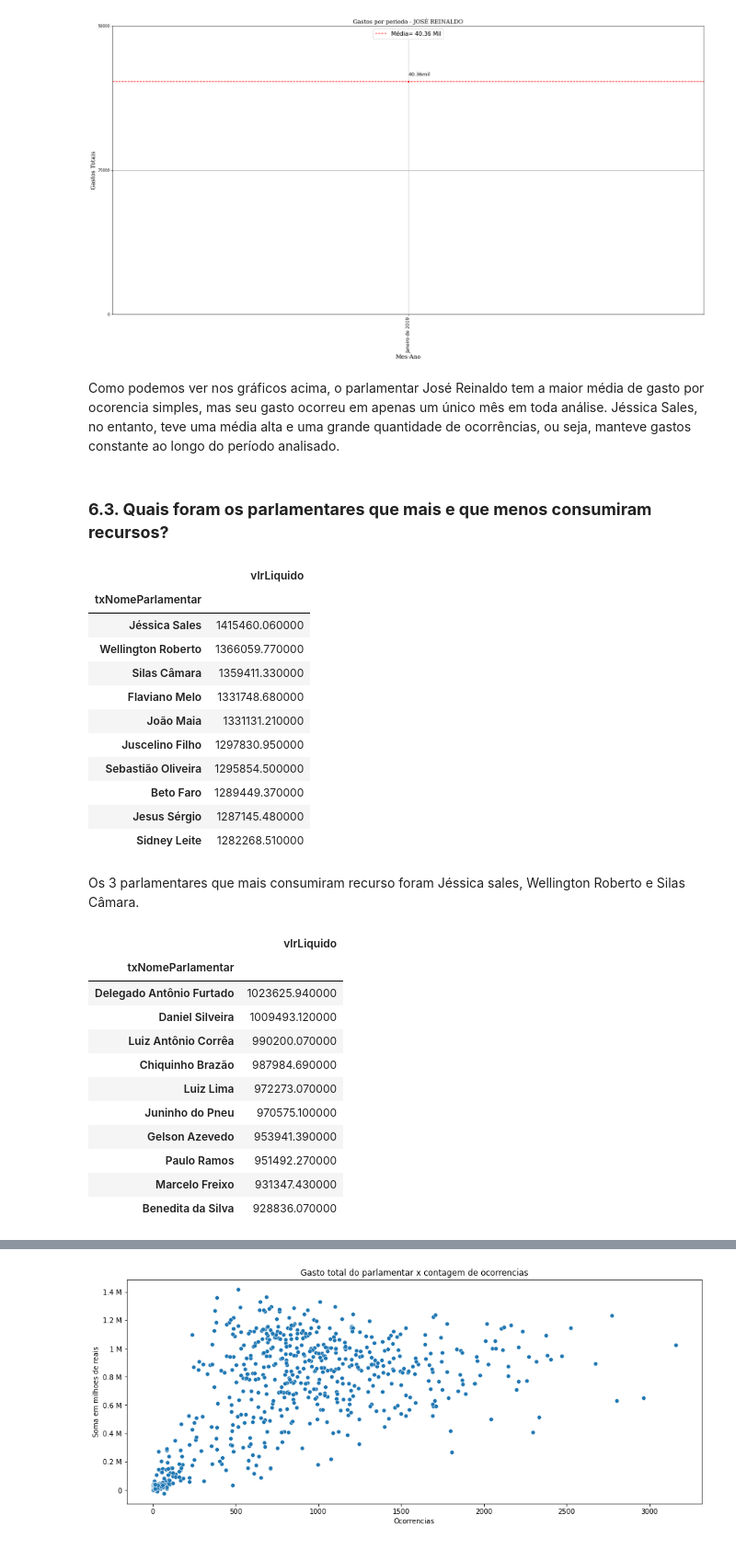
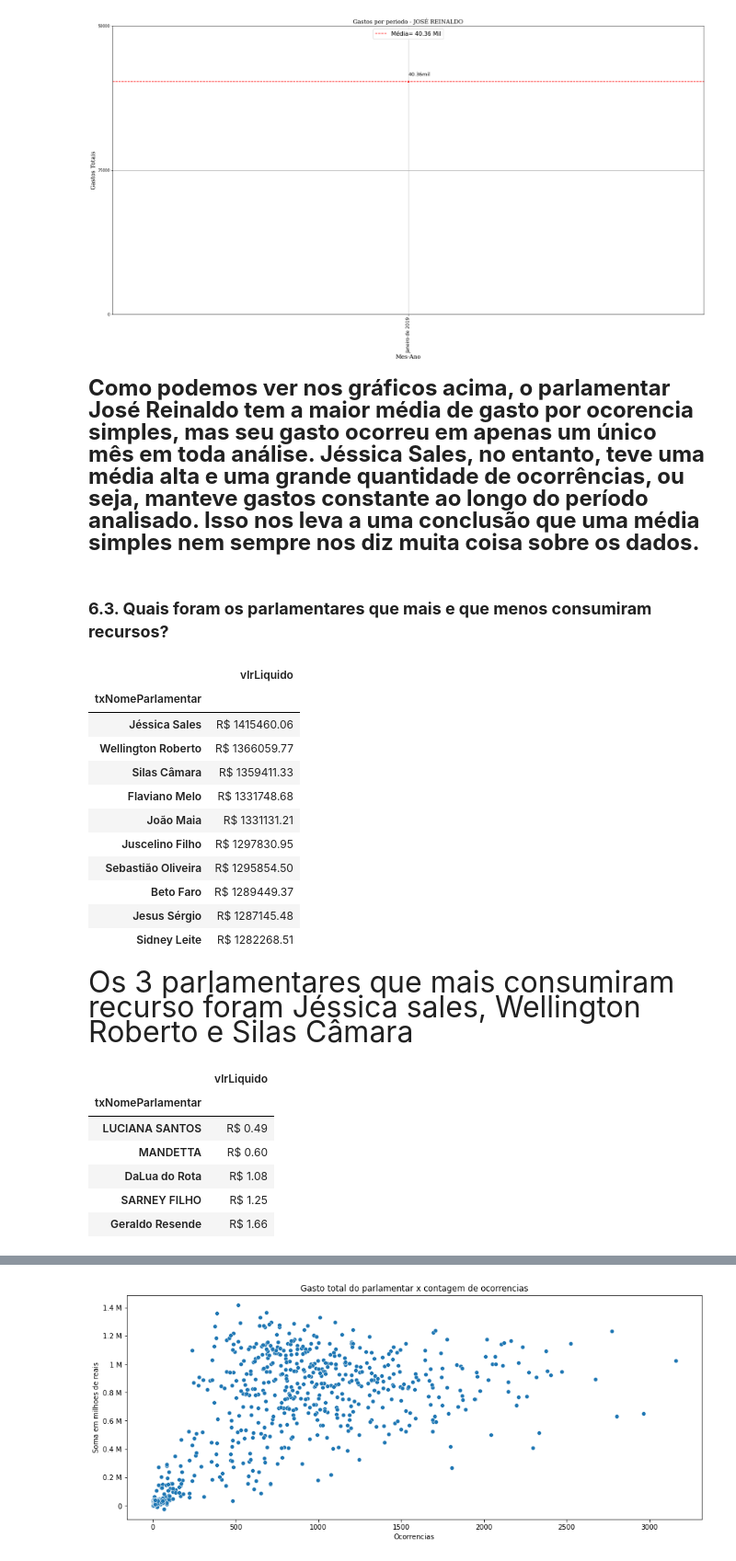
Before and after one commit to ViniciusCostaSouto/Projeto-Modulo-5-Grupo-9, a Jupyter notebook: Projeto_Final_Módulo_5_[G9].ipynb, the cells around one changed output, grey strips where cells are left out. Shown at 92% size. Saved outputs shown, nothing was run; the diff lists cells and outputs as text; code cells hidden in the pictures.

```diff
--- a/Projeto_Final_Módulo_5_[G9].ipynb
+++ b/Projeto_Final_Módulo_5_[G9].ipynb
@@ -620,40 +642,38 @@ plt.grid()
 # %% [output]
 [figure]
 # %% [markdown]
-Como podemos ver nos gráficos acima, o parlamentar José Reinaldo tem a maior média de gasto por ocorencia simples, mas seu gasto ocorreu em apenas um único mês em toda análise.
+<font size=5><b>Como podemos ver nos gráficos acima, o parlamentar José Reinaldo tem a maior média de gasto por ocorencia simples, mas seu gasto ocorreu em apenas um único mês em toda análise.
 Jéssica Sales, no entanto, teve uma média alta e uma grande quantidade de ocorrências, ou seja, manteve gastos constante ao longo do período analisado.
+Isso nos leva  a uma conclusão que uma média simples nem sempre nos diz muita coisa sobre os dados.
 # %% [markdown]
-### **6.3. Quais foram os parlamentares que mais e que menos consumiram recursos?**
+### <font size=15> **6.3. Quais foram os parlamentares que mais e que menos consumiram recursos?**
 # %%
-questao3_1 = df.groupby('txNomeParlamentar')[['vlrLiquido']].sum().sort_values('vlrLiquido', ascending=False).head(10).style.format({'Gasto médio':'R$ {:.2F}'}).background_gradient(cmap='Oranges')
+questao3_1 = df.groupby('txNomeParlamentar')[['vlrLiquido']].sum().sort_values('vlrLiquido', ascending=False).head(10).style.format({'vlrLiquido':'R$ {:.2F}'}).background_gradient(cmap='Oranges')
 questao3_1
 # %% [output]
 |  | vlrLiquido |
 | txNomeParlamentar |  |
-| Jéssica Sales | 1415460.060000 |
-| Wellington Roberto | 1366059.770000 |
-| Silas Câmara | 1359411.330000 |
-| Flaviano Melo | 1331748.680000 |
-| João Maia | 1331131.210000 |
-| Juscelino Filho | 1297830.950000 |
-| Sebastião Oliveira | 1295854.500000 |
-| Beto Faro | 1289449.370000 |
-| Jesus Sérgio | 1287145.480000 |
-| Sidney Leite | 1282268.510000 |
+| Jéssica Sales | R$ 1415460.06 |
+| Wellington Roberto | R$ 1366059.77 |
+| Silas Câmara | R$ 1359411.33 |
+| Flaviano Melo | R$ 1331748.68 |
+| João Maia | R$ 1331131.21 |
+| Juscelino Filho | R$ 1297830.95 |
+| Sebastião Oliveira | R$ 1295854.50 |
+| Beto Faro | R$ 1289449.37 |
+| Jesus Sérgio | R$ 1287145.48 |
+| Sidney Leite | R$ 1282268.51 |
 # %% [markdown]
-Os 3 parlamentares que mais consumiram recurso foram Jéssica sales, Wellington Roberto e Silas Câmara.
+<font size = 6>Os 3 parlamentares que mais consumiram recurso foram Jéssica sales, Wellington Roberto e Silas Câmara
 # %%
-df[df.sgUF=='RJ'].groupby('txNomeParlamentar')[['vlrLiquido']].sum().sort_values('vlrLiquido', ascending=False).head(10).style.format({'Gasto médio':'R$ {:.2F}'}).background_gradient(cmap='Blues')
+# Menores
+questao3_2 = dados_positivos.groupby('txNomeParlamentar')[['vlrLiquido']].sum().sort_values('vlrLiquido')
+questao3_2.head(5).style.format({'vlrLiquido':'R$ {:.2F}'}).background_gradient(cmap='Blues')
 # %% [output]
 |  | vlrLiquido |
 | txNomeParlamentar |  |
-| Delegado Antônio Furtado | 1023625.940000 |
-| Daniel Silveira | 1009493.120000 |
-| Luiz Antônio Corrêa | 990200.070000 |
-| Chiquinho Brazão | 987984.690000 |
-| Luiz Lima | 972273.070000 |
-| Juninho do Pneu | 970575.100000 |
-| Gelson Azevedo | 953941.390000 |
-| Paulo Ramos | 951492.270000 |
-| Marcelo Freixo | 931347.430000 |
-| Benedita da Silva | 928836.070000 |
+| LUCIANA SANTOS | R$ 0.49 |
+| MANDETTA | R$ 0.60 |
+| DaLua do Rota | R$ 1.08 |
+| SARNEY FILHO | R$ 1.25 |
+| Geraldo Resende | R$ 1.66 |
```
Also changed, not shown: parts of 85 cells of this notebook.
